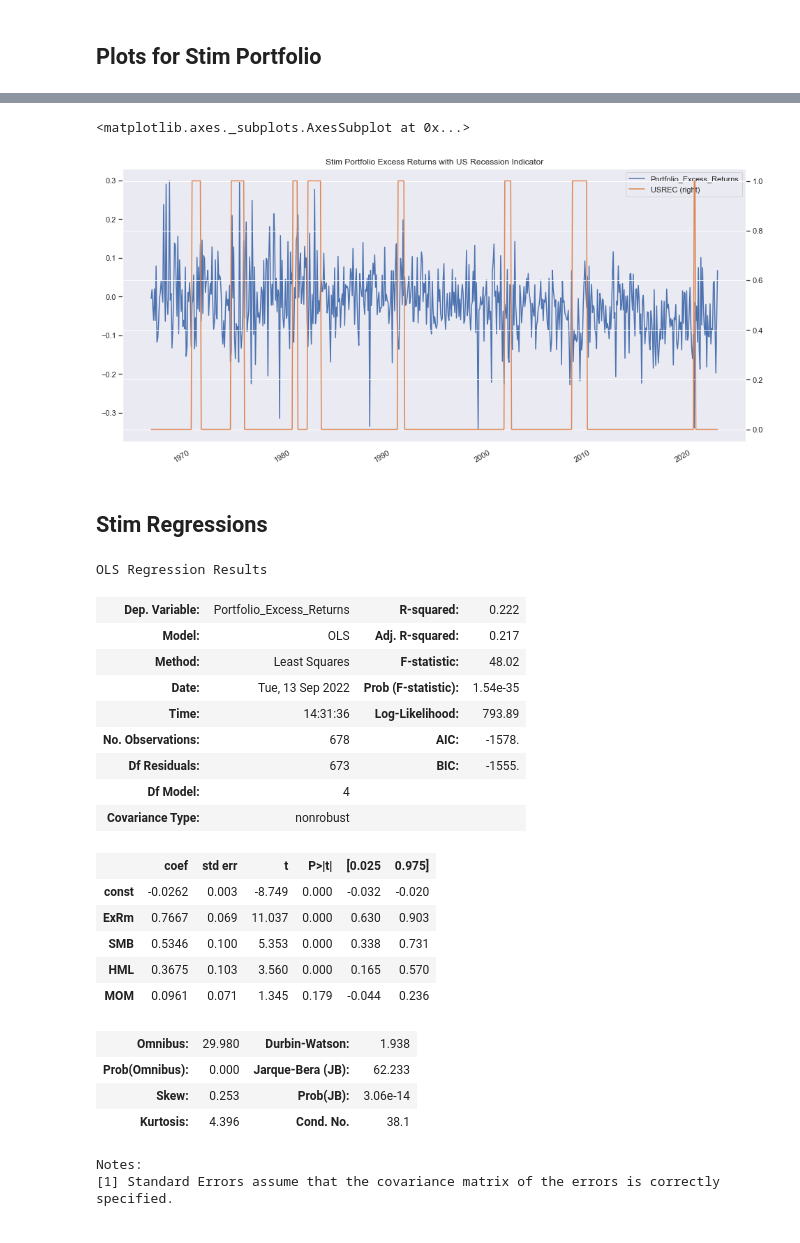
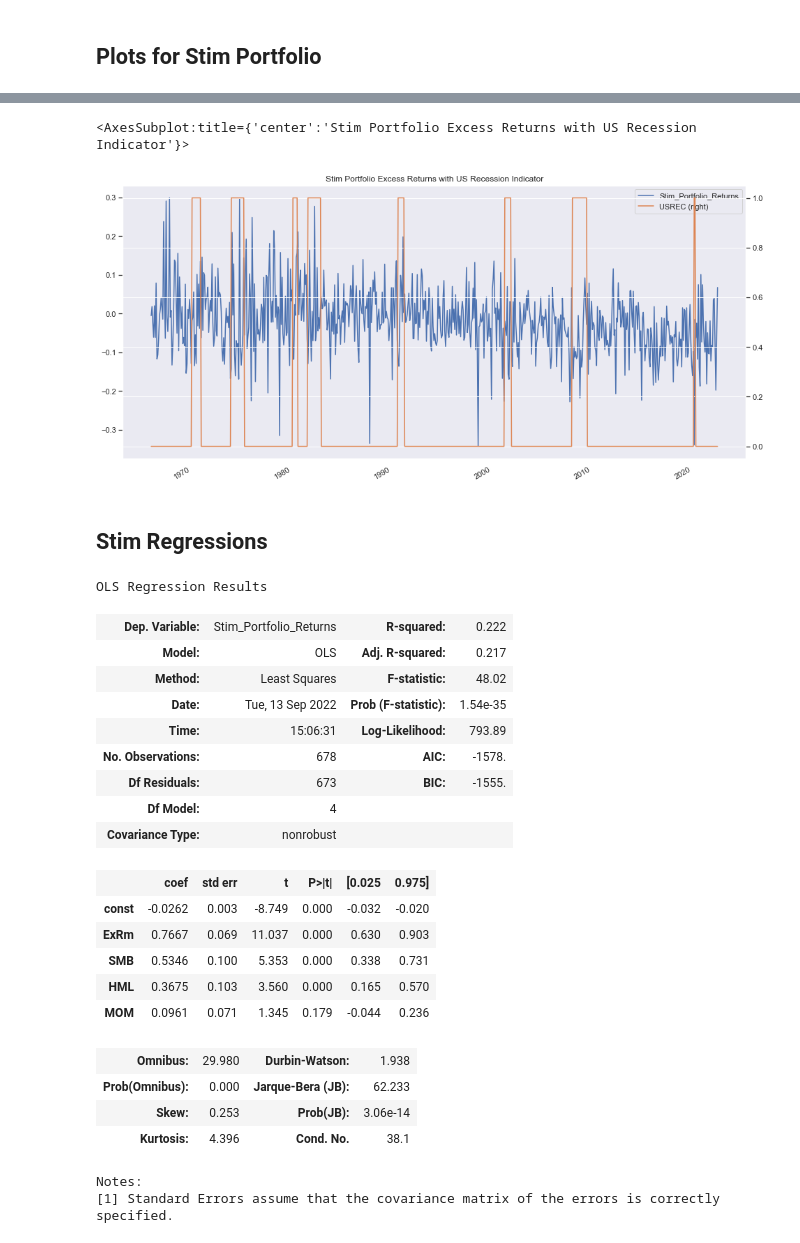
Before and after one commit to statistactics/sin-stocks, a Jupyter notebook: PORTFOLIO_AND_REGRESSIONS.ipynb, the cells around one changed output, grey strips where cells are left out. Saved outputs shown, nothing was run; the diff lists cells and outputs as text; code cells hidden in the pictures.

```diff
--- a/PORTFOLIO_AND_REGRESSIONS.ipynb
+++ b/PORTFOLIO_AND_REGRESSIONS.ipynb
@@ -497,4 +499,6 @@ stim_model_df2
 | 2022-06-30 | -0.057121 | -0.0843 | 0.0209 | -0.0597 | 0.0006 | 0.0079 | -0.057721 | 0 |
 | 2022-07-31 | 0.068411 | 0.0956 | 0.0278 | -0.0408 | 0.0008 | -0.0394 | 0.067611 | 0 |
 678 rows × 8 columns
+# %%
+stim_model_df2.rename(columns = {"Portfolio_Excess_Returns": "Stim_Portfolio_Returns"}, inplace=True)
 # %%
@@ -520,13 +524,13 @@ fig1 = sns.kdeplot(stim_model_df2["Portfolio_Excess_Returns"])
 # %%
-stim_model_df2[["Portfolio_Excess_Returns", "USREC"]].plot(secondary_y = ["USREC"], figsize = (16,8), title = "Stim Portfolio Excess Returns with US Recession Indicator")
+stim_model_df2[["Stim_Portfolio_Returns", "USREC"]].plot(secondary_y = ["USREC"], figsize = (16,8), title = "Stim Portfolio Excess Returns with US Recession Indicator")
 # %% [output]
-<matplotlib.axes._subplots.AxesSubplot at 0x...>
+<AxesSubplot:title={'center':'Stim Portfolio Excess Returns with US Recession Indicator'}>
-[figure, old version]
+[figure, new version]
 # %% [markdown]
 ## Stim Regressions
 # %%
 X = stim_model_df2[["ExRm", "SMB", "HML", "MOM"]]
-y = stim_model_df2["Portfolio_Excess_Returns"]
+y = stim_model_df2["Stim_Portfolio_Returns"]
 
 X = sm.add_constant(X)
 
@@ -536,11 +540,11 @@ result = model.fit()
 result.summary()
 # %% [output]
 OLS Regression Results
-| Dep. Variable: | Portfolio_Excess_Returns | R-squared: | 0.222 |
+| Dep. Variable: | Stim_Portfolio_Returns | R-squared: | 0.222 |
 | Model: | OLS | Adj. R-squared: | 0.217 |
 | Method: | Least Squares | F-statistic: | 48.02 |
 | Date: | Tue, 13 Sep 2022 | Prob (F-statistic): | 1.54e-35 |
-| Time: | 14:31:36 | Log-Likelihood: | 793.89 |
+| Time: | 15:06:31 | Log-Likelihood: | 793.89 |
 | No. Observations: | 678 | AIC: | -1578. |
 | Df Residuals: | 673 | BIC: | -1555. |
 | Df Model: | 4 |  |  |
```
Also changed, not shown: parts of 11 cells of this notebook.
